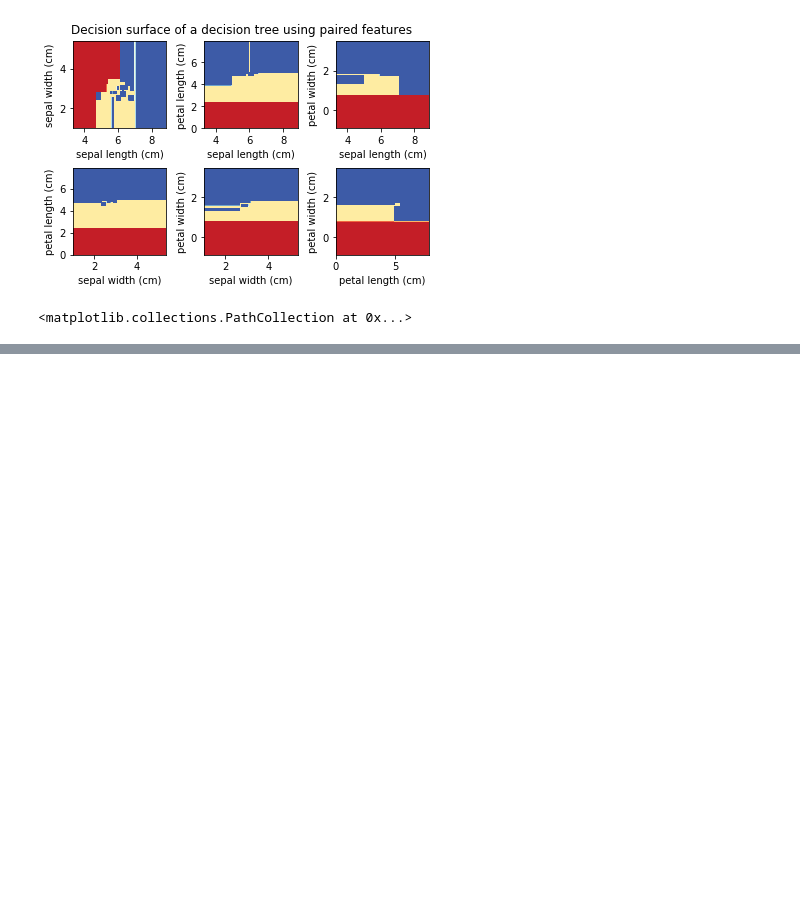
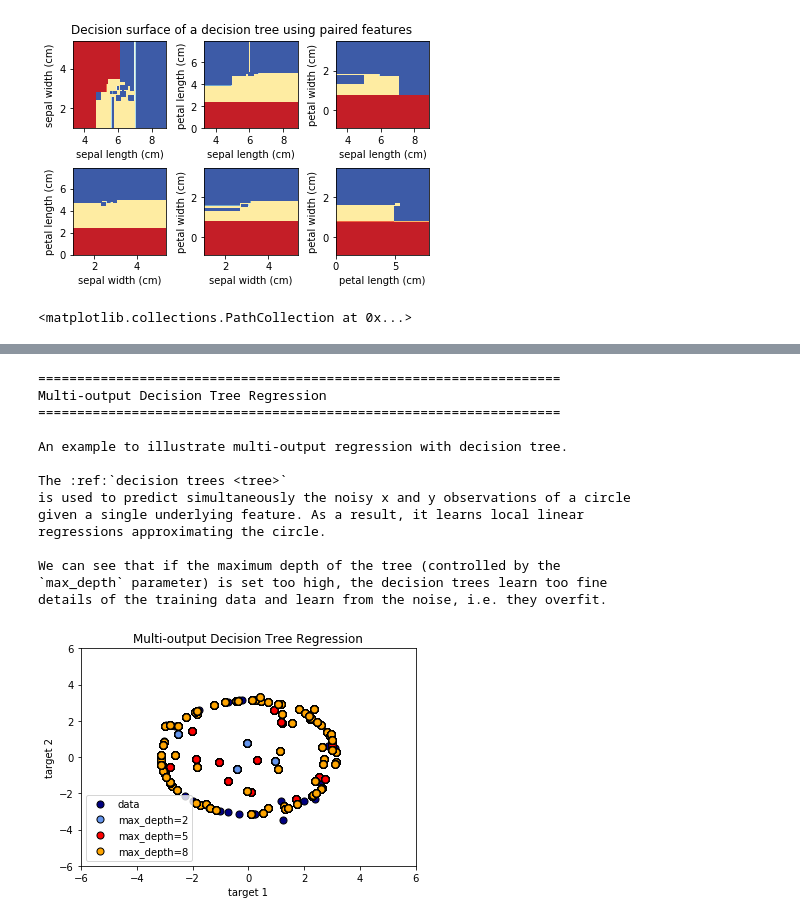
Before and after one commit to lindenwxl/Machine-Learning, a Jupyter notebook: Grokking_Algorithms/15.0-Decision-Trees-scikit.ipynb, the cells around one changed output, grey strips where cells are left out. Cells and saved outputs as stored; diff of their text form; code cells hidden in the pictures; blank space fills up the shorter version.

```diff
--- a/Grokking_Algorithms/15.0-Decision-Trees-scikit.ipynb
+++ b/Grokking_Algorithms/15.0-Decision-Trees-scikit.ipynb
@@ -171,0 +269,74 @@ the training samples.
+# %%
+"""
+===================================================================
+Multi-output Decision Tree Regression
+===================================================================
+
+An example to illustrate multi-output regression with decision tree.
+
+The :ref:`decision trees <tree>`
+is used to predict simultaneously the noisy x and y observations of a circle
+given a single underlying feature. As a result, it learns local linear
+regressions approximating the circle.
+
+We can see that if the maximum depth of the tree (controlled by the
+`max_depth` parameter) is set too high, the decision trees learn too fine
+details of the training data and learn from the noise, i.e. they overfit.
+"""
+print(__doc__)
+
+import numpy as np
+import matplotlib.pyplot as plt
+from sklearn.tree import DecisionTreeRegressor
+
+# Creat a random dataset
+rng = np.random.RandomState(1)
+X = np.sort(200*rng.rand(100, 1) -100, axis=0)
+y = np.array([np.pi*np.sin(X).ravel(), np.pi*np.cos(X).ravel()]).T
+y[::5, :] += (0.5 - rng.rand(20, 2))
+
+# Fit regression model
+regr_1 = DecisionTreeRegressor(max_depth=2).fit(X, y)
+regr_2 = DecisionTreeRegressor(max_depth=5).fit(X, y)
+regr_3 = DecisionTreeRegressor(max_depth=8).fit(X, y)
+
+X_test = np.arange(-100.0, 100.0, 0.01)[:, np.newaxis]
+y_1 = regr_1.predict(X_test)
+y_2 = regr_2.predict(X_test)
+y_3 = regr_3.predict(X_test)
+
+# Plot the results
+plt.figure()
+s = 50
+
+plt.scatter(y[:, 0], y[:, 1], c='navy',  s=s,
+           edgecolor='black', label='data')
+plt.scatter(y_1[:, 0], y_1[:, 1], c="cornflowerblue", s=s,
+            edgecolor="black", label="max_depth=2")
+plt.scatter(y_2[:, 0], y_2[:, 1], c="red", s=s,
+            edgecolor="black", label="max_depth=5")
+plt.scatter(y_3[:, 0], y_3[:, 1], c="orange", s=s,
+            edgecolor="black", label="max_depth=8")
+plt.xlim([-6, 6])
+plt.ylim([-6, 6])
+plt.xlabel("target 1")
+plt.ylabel("target 2")
+plt.title("Multi-output Decision Tree Regression")
+plt.legend(loc="best")
+plt.show()
+# %% [output]
+===================================================================
+Multi-output Decision Tree Regression
+===================================================================
+
+An example to illustrate multi-output regression with decision tree.
+
+The :ref:`decision trees <tree>`
+is used to predict simultaneously the noisy x and y observations of a circle
+given a single underlying feature. As a result, it learns local linear
+regressions approximating the circle.
+
+We can see that if the maximum depth of the tree (controlled by the
+`max_depth` parameter) is set too high, the decision trees learn too fine
+details of the training data and learn from the noise, i.e. they overfit.
+[figure, added]
```
Also changed, not shown: parts of 4 cells of this notebook, 5 other files.
